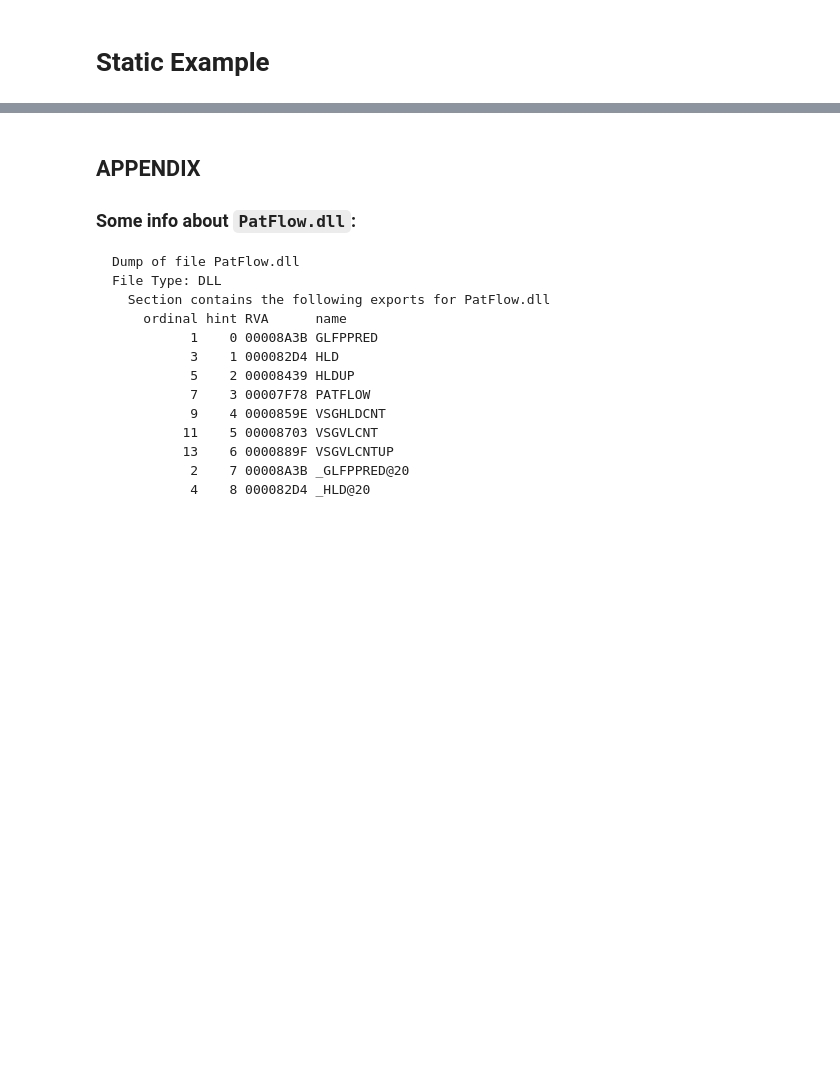
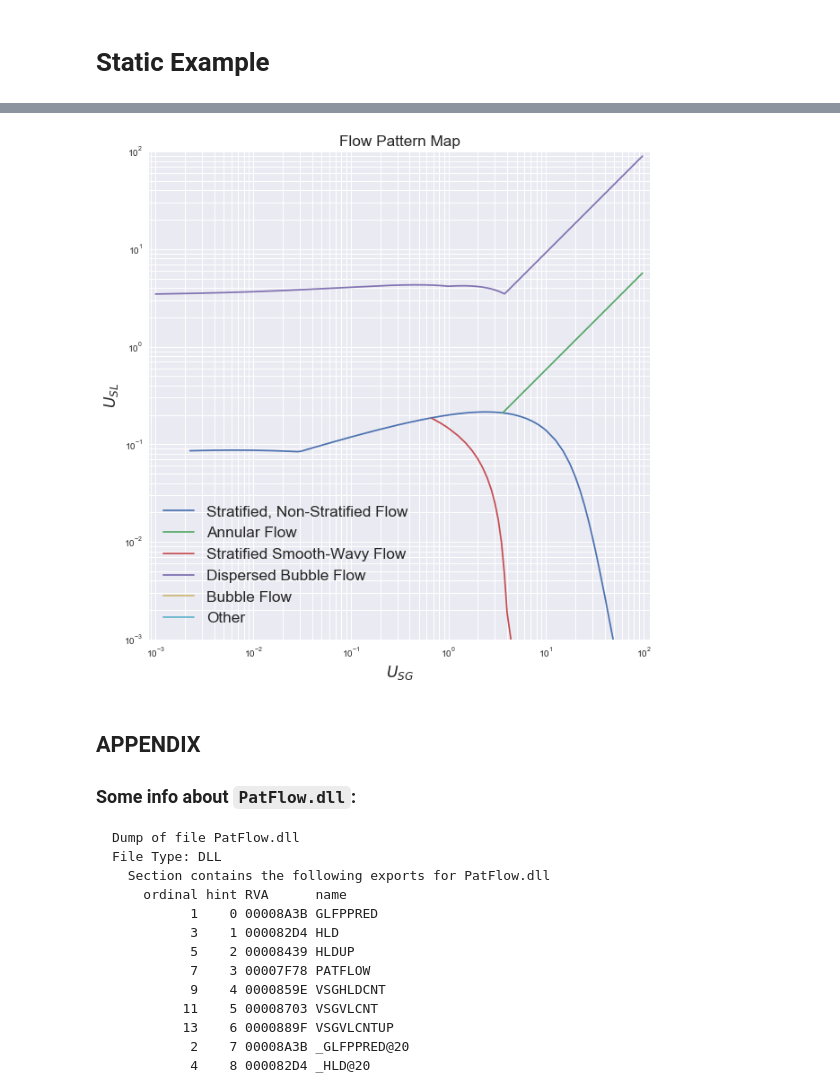
Before and after one commit to arthursoprana/flow-pattern-map, a Jupyter notebook: flow_pattern.ipynb, the cells around one changed output, grey strips where cells are left out. Drawn from its saved outputs; the diff is of its cells as text; code cells hidden in the pictures; blank space fills up the shorter version.

Commit message:
update plot

```diff
--- a/flow_pattern.ipynb
+++ b/flow_pattern.ipynb
@@ -113,7 +113,7 @@ E_Tr = np.asfortranarray(E_Tr) # This is important!
     interface=interface_button,
     plot_mesh=plot_mesh_button
 )
-def plot_transition_points(ρ_L, ρ_G, μ_L, μ_G, σ, D, θ, k_s, interface, plot_mesh):
+def plot_transition_points(ρ_L, ρ_G, μ_L, μ_G, σ, D, θ, k_s, interface, plot_mesh=False):
     fig = plt.figure(figsize=(10,10))
     plt.clf()
     plt.title('Flow Pattern Map', fontsize='x-large')
@@ -237,5 +237,5 @@ def plotly_transition_points(ρ_L, ρ_G, μ_L, μ_G, σ, D, θ, k_s, interface):
 # %% [markdown]
 # Static Example
 # %%
-plotly_transition_points(ρ_L=1000, ρ_G=2, μ_L=1e-3, μ_G=1e-5, σ=0.07, D=0.1, θ=0, k_s=0, interface=1)
+plot_transition_points(ρ_L=1000, ρ_G=2, μ_L=1e-3, μ_G=1e-5, σ=0.07, D=0.1, θ=0, k_s=0, interface=1)
 # %% [output]
@@ -243,3 +242,4 @@ plotly_transition_points(ρ_L=1000, ρ_G=2, μ_L=1e-3, μ_G=1e-5, σ=0.07, D=0.1
+[figure, added]
 # %% [markdown]
 ## APPENDIX
 
```
Also changed, not shown: parts of 1 cell of this notebook.
